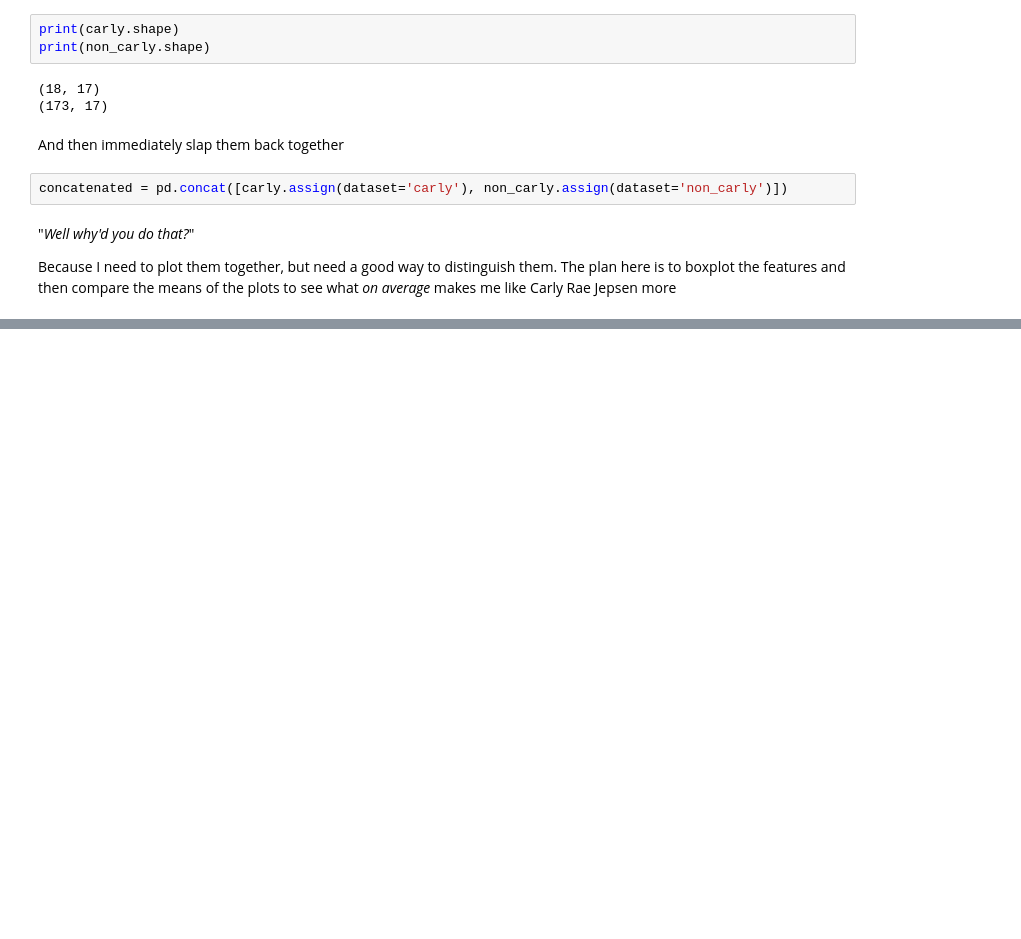
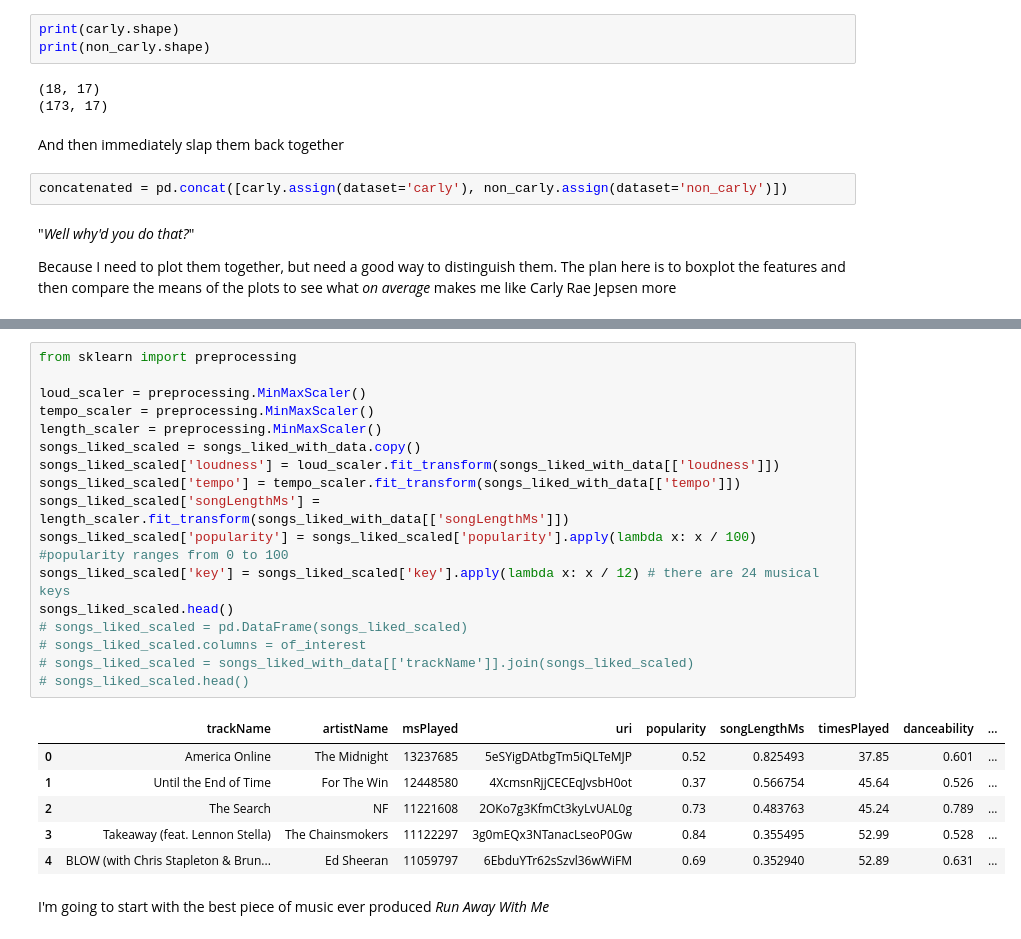
Before and after one commit to dalcantara7/spotify_data_analyzer, a Jupyter notebook: code/analysis_with_api_data.ipynb, the cells around one changed output, grey strips where cells are left out. Drawn from its saved outputs; the diff is of its cells as text; blank space fills up the shorter version.

```diff
--- a/code/analysis_with_api_data.ipynb
+++ b/code/analysis_with_api_data.ipynb
@@ -259,0 +263,26 @@ _The search continues_
+# %%
+from sklearn import preprocessing
+
+loud_scaler = preprocessing.MinMaxScaler()
+tempo_scaler = preprocessing.MinMaxScaler()
+length_scaler = preprocessing.MinMaxScaler()
+songs_liked_scaled = songs_liked_with_data.copy()
+songs_liked_scaled['loudness'] = loud_scaler.fit_transform(songs_liked_with_data[['loudness']])
+songs_liked_scaled['tempo'] = tempo_scaler.fit_transform(songs_liked_with_data[['tempo']])
+songs_liked_scaled['songLengthMs'] = length_scaler.fit_transform(songs_liked_with_data[['songLengthMs']])
+songs_liked_scaled['popularity'] = songs_liked_scaled['popularity'].apply(lambda x: x / 100) #popularity ranges from 0 to 100
+songs_liked_scaled['key'] = songs_liked_scaled['key'].apply(lambda x: x / 12) # there are 24 musical keys
+songs_liked_scaled.head()
+# songs_liked_scaled = pd.DataFrame(songs_liked_scaled)
+# songs_liked_scaled.columns = of_interest
+# songs_liked_scaled = songs_liked_with_data[['trackName']].join(songs_liked_scaled)
+# songs_liked_scaled.head()
+# %% [output]
+|  | trackName | artistName | msPlayed | uri | popularity | songLengthMs | timesPlayed | danceability | ... |
+| 0 | America Online | The Midnight | 13237685 | 5eSYigDAtbgTm5iQLTeMJP | 0.52 | 0.825493 | 37.85 | 0.601 | ... |
+| 1 | Until the End of Time | For The Win | 12448580 | 4XcmsnRjjCECEqJvsbH0ot | 0.37 | 0.566754 | 45.64 | 0.526 | ... |
+| 2 | The Search | NF | 11221608 | 2OKo7g3KfmCt3kyLvUAL0g | 0.73 | 0.483763 | 45.24 | 0.789 | ... |
+| 3 | Takeaway (feat. Lennon Stella) | The Chainsmokers | 11122297 | 3g0mEQx3NTanacLseoP0Gw | 0.84 | 0.355495 | 52.99 | 0.528 | ... |
+| 4 | BLOW (with Chris Stapleton & Brun... | Ed Sheeran | 11059797 | 6EbduYTr62sSzvl36wWiFM | 0.69 | 0.352940 | 52.89 | 0.631 | ... |
+# %% [markdown]
+I'm going to start with the best piece of music ever produced _Run Away With Me_
```
Also changed, not shown: parts of 14 cells of this notebook.
